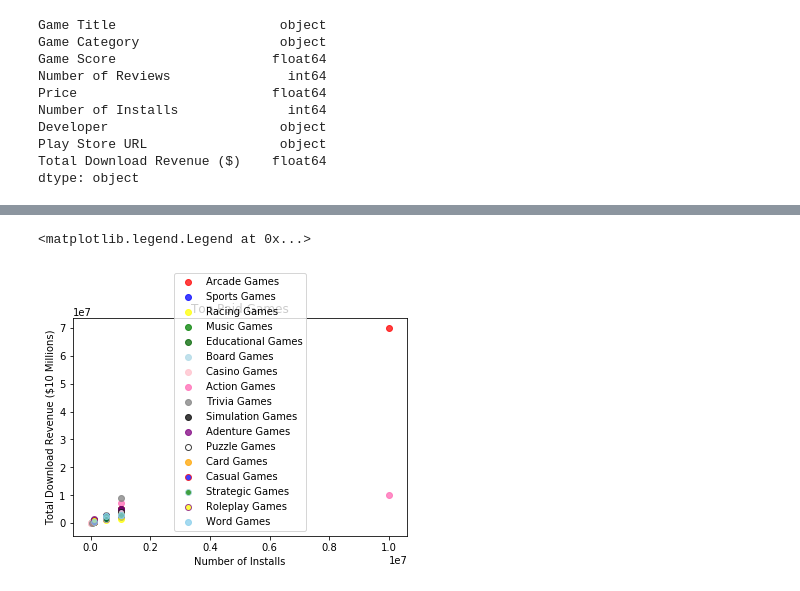
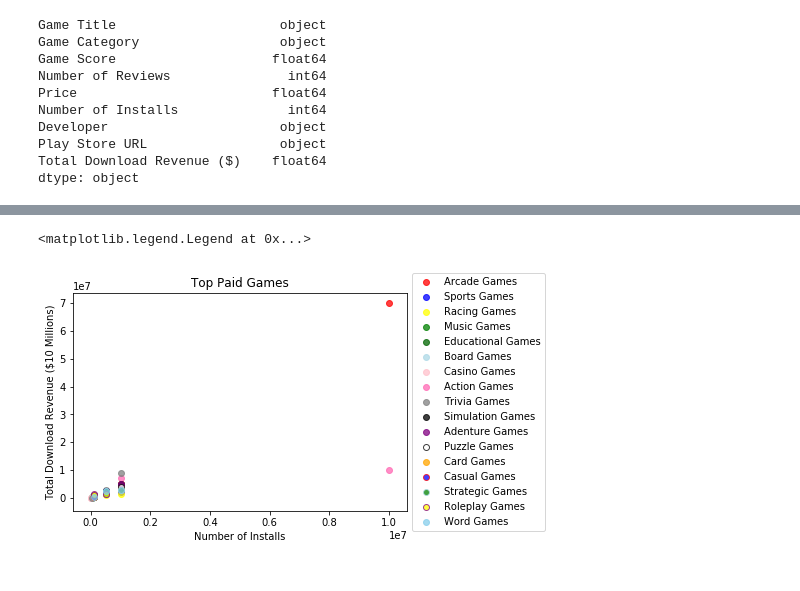
Before and after one commit to EmmanuelFabre/Play_Store_Analysis, a Jupyter notebook: Master Data Frame_AZ.ipynb, the cells around one changed output, grey strips where cells are left out. Cells and saved outputs as stored; diff of their text form; code cells hidden in the pictures.

Commit message:
updated legend on plot

```diff
--- a/Master Data Frame_AZ.ipynb
+++ b/Master Data Frame_AZ.ipynb
@@ -309,32 +309,32 @@ action_p = plt.scatter(action["Number of Installs"], action["Total Download Reve
                        label="Action Games", color="hotpink", alpha=0.75)
 trivia_p = plt.scatter(trivia["Number of Installs"], trivia["Total Download Revenue ($)"], marker="o",
                        label="Trivia Games", color="grey", alpha=0.75)
 simulation_p = plt.scatter(simulation["Number of Installs"], simulation["Total Download Revenue ($)"], marker="o",
                        label="Simulation Games", color="black", alpha=0.75)
 adventure_p = plt.scatter(adventure["Number of Installs"], adventure["Total Download Revenue ($)"], marker="o",
                        label="Adenture Games", color="purple", alpha=0.75)
 puzzle_p = plt.scatter(puzzle["Number of Installs"], puzzle["Total Download Revenue ($)"], marker="o",
                         label="Puzzle Games", color="white", edgecolor="black",alpha=0.75)
 card_p = plt.scatter(card["Number of Installs"], card["Total Download Revenue ($)"], marker="o",
                        label="Card Games", color="orange", alpha=0.75)
 casual_p = plt.scatter(casual["Number of Installs"], casual["Total Download Revenue ($)"], marker="o",
                        label="Casual Games", color="blue",edgecolor="red", alpha=0.75)
 strategy_p = plt.scatter(strategy["Number of Installs"], strategy["Total Download Revenue ($)"], marker="o",
                        label="Strategic Games", color="green", edgecolor="lightblue", alpha=0.75)
 roleplay_p = plt.scatter(roleplay["Number of Installs"], roleplay["Total Download Revenue ($)"], marker="o",
                        label="Roleplay Games", color="yellow", edgecolor="purple", alpha=0.75)
 word_p = plt.scatter(word["Number of Installs"], word["Total Download Revenue ($)"], marker="o",
                        label="Word Games", color="skyblue", alpha=0.75)
 
 #labeling the graph
 plt.xlabel("Number of Installs")
 plt.ylabel("Total Download Revenue ($10 Millions)")
 plt.title("Top Paid Games")
 #plt.legend((arcade_p,sports_p,racing_p,music_p,educational_p,board_p,casino_p,action_p,trivia_p,simulation_p,
            #adventure_p,puzzle_p,card_p,casual_p,strategy_p,roleplay_p,word_p),
            #("Arcade","Sports","Racing","Music","Education","Board","Casino","Action","Trivia","Simulation",
            #"Adventure","Puzzle","Card","Casual","Strategic","Roleplay","Word"))
-plt.legend(loc="best")
+plt.legend(loc="center left", bbox_to_anchor=(1, 0.5))
 # %% [output]
 <matplotlib.legend.Legend at 0x...>
-[figure, old version]
+[figure, new version]
```
Also changed, not shown: parts of 9 cells of this notebook.
